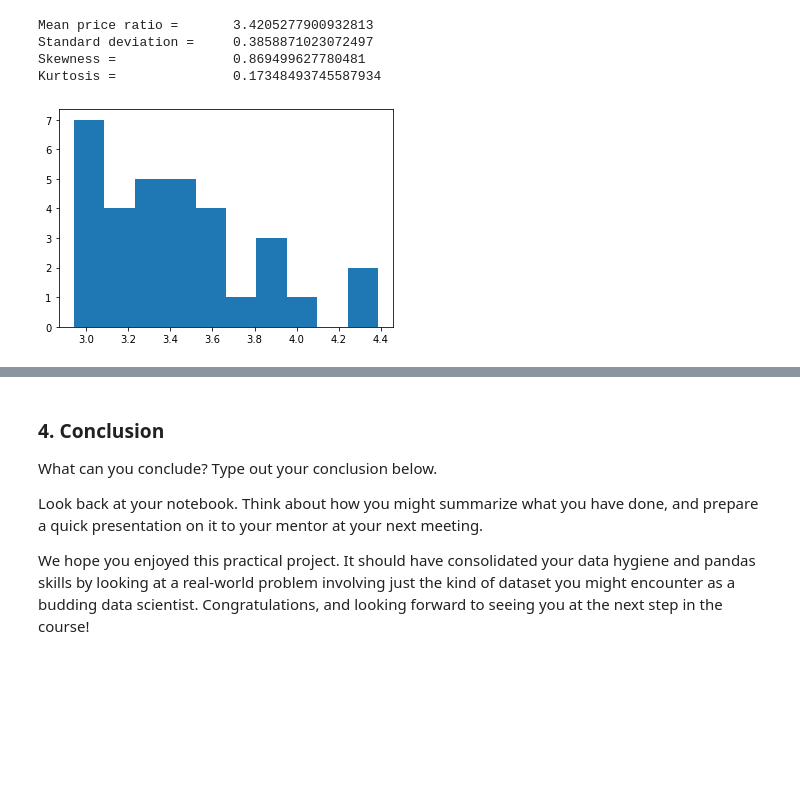
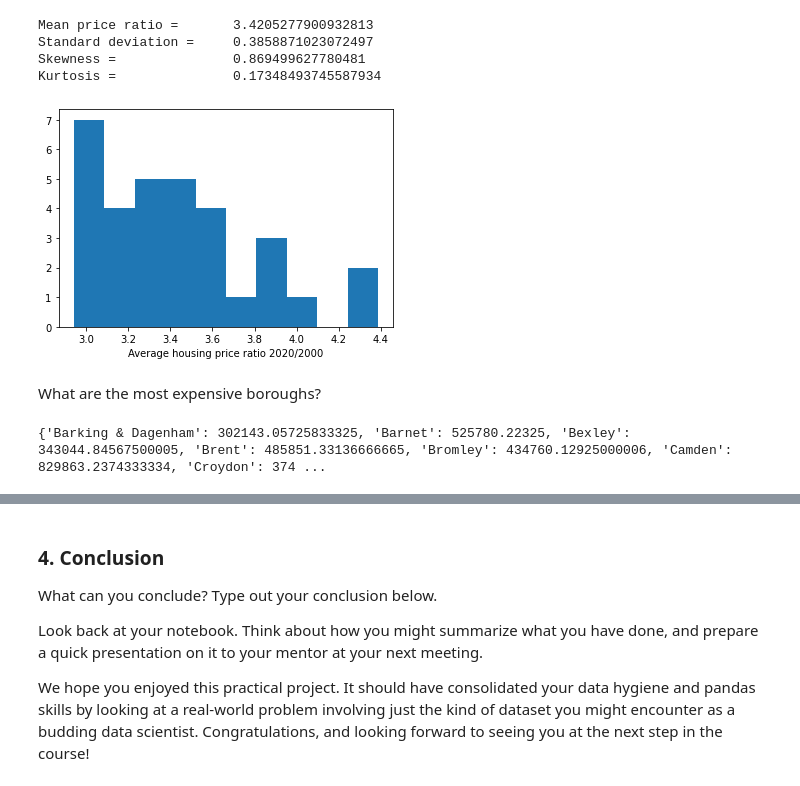
Before and after one commit to ysereda/Springboard, a Jupyter notebook: 4.3.Case Study - London Housing.Tier_3.ipynb, the cells around one changed output, grey strips where cells are left out. Saved outputs shown, nothing was run; the diff lists cells and outputs as text; code cells hidden in the pictures; blank space fills up the shorter version.

Commit message:
current most expensive
Added current most expensive boroughs.

```diff
--- a/4.3.Case Study - London Housing.Tier_3.ipynb
+++ b/4.3.Case Study - London Housing.Tier_3.ipynb
@@ -510,7 +510,18 @@ Mean price ratio =       3.4205277900932813
 Standard deviation =     0.3858871023072497
 Skewness =               0.869499627780481
 Kurtosis =               0.17348493745587934
-# %%
-plt.hist(y);
-# %% [output]
-[figure, removed]
+# %%
+plt.hist(y);
+plt.xlabel('Average housing price ratio 2020/2000');
+# %% [output]
+[figure, added]
+# %% [markdown]
+What are the most expensive boroughs?
+# %%
+recent_prices = {} # dictionary of price ratios
+for b in dfg['London_Borough'].unique(): # for each borough
+    d = dfg[(dfg['Year']==2020) & (dfg['London_Borough']==b)]
+    recent_prices[b] = float(d['Average_price'])
+print(recent_prices)
+# %% [output]
+{'Barking & Dagenham': 302143.05725833325, 'Barnet': 525780.22325, 'Bexley': 343044.84567500005, 'Brent': 485851.33136666665, 'Bromley': 434760.12925000006, 'Camden': 829863.2374333334, 'Croydon': 374 ...
```
Also changed, not shown: parts of 4 cells of this notebook.
